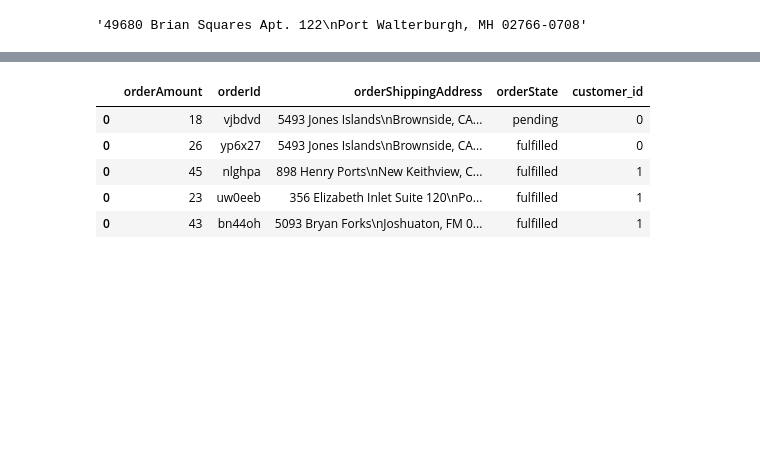
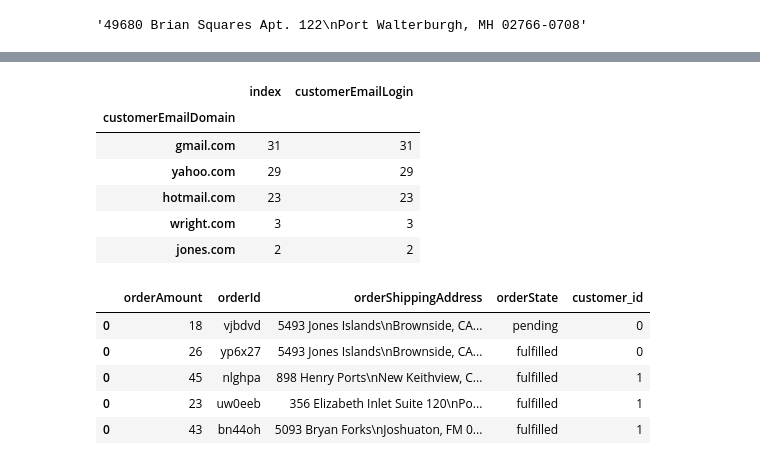
Before and after one commit to azawalich/unravelin-code-test-data-science, a Jupyter notebook: zadanie.ipynb, the cells around one changed output, grey strips where cells are left out. Saved outputs shown, nothing was run; the diff lists cells and outputs as text; code cells hidden in the pictures; blank space fills up the shorter version.

```diff
--- a/zadanie.ipynb
+++ b/zadanie.ipynb
@@ -30,6 +30,7 @@ customers_df['ipv6'] = 0
 customers_df['repeated_customerIPAddress'] = 0
 customers_df['repeated_customerEmail'] = 0
 customers_df['repeated_customerBillingAddress'] = 0
+customers_df['customerEmailDomainPublic'] = 0
 # %%
 customers_df.loc[customers_df['customerEmail'].str.contains('\.') == False, 'strange_customerEmail'] = 1
 # %%
@@ -70,3 +71,13 @@ customers_df[customers_df.duplicated(['customerBillingAddress'])].drop_duplicate
 |  | fraudulent | customerEmail | customerPhone | customerDevice | customerIPAddress | customerBillingAddress | ... |
 | 80 | True | warrenedward@arnold.com | 201.737.5119x64000 | 6py7ewqjkxjw8zjl9eri | 45.203.99.249 | 49680 Brian Squares Apt. 122\nPor... | ... |
 | 90 | True | brittanydean@hotmail.com | 06238721842 | yq8xiivmx4prlgx0gofo | 3517:8e52:885:8640:a59:f5fd:cb33:... | 49680 Brian Squares Apt. 122\nPor... | ... |
+# %%
+customers_df['customerEmail'].str.split('@',expand=True).reset_index().rename(columns={0:'customerEmailLogin', 1:'customerEmailDomain'}).groupby('customerEmailDomain').count().sort_values('customerEmailLogin', ascending=False).head(5)
+# %% [output]
+|  | index | customerEmailLogin |
+| customerEmailDomain |  |  |
+| gmail.com | 31 | 31 |
+| yahoo.com | 29 | 29 |
+| hotmail.com | 23 | 23 |
+| wright.com | 3 | 3 |
+| jones.com | 2 | 2 |
```
Also changed, not shown: parts of 24 cells of this notebook.
